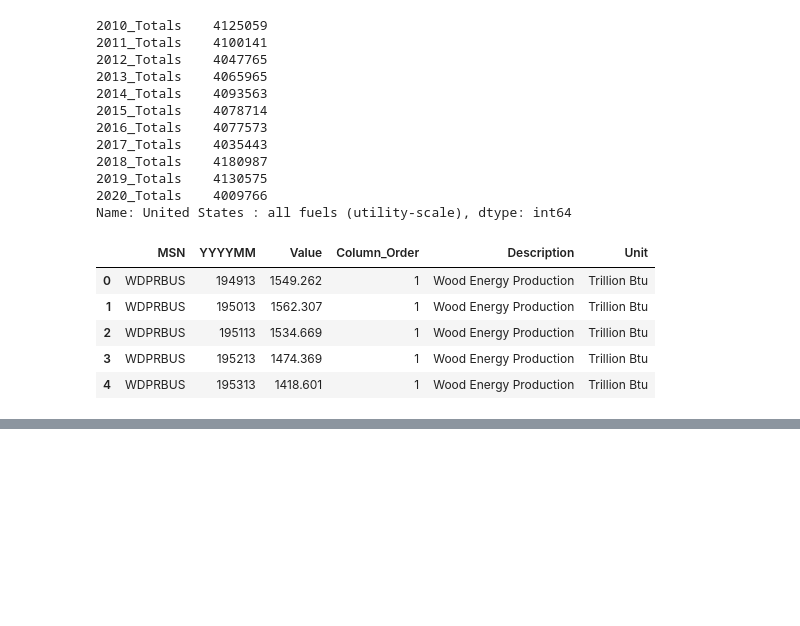
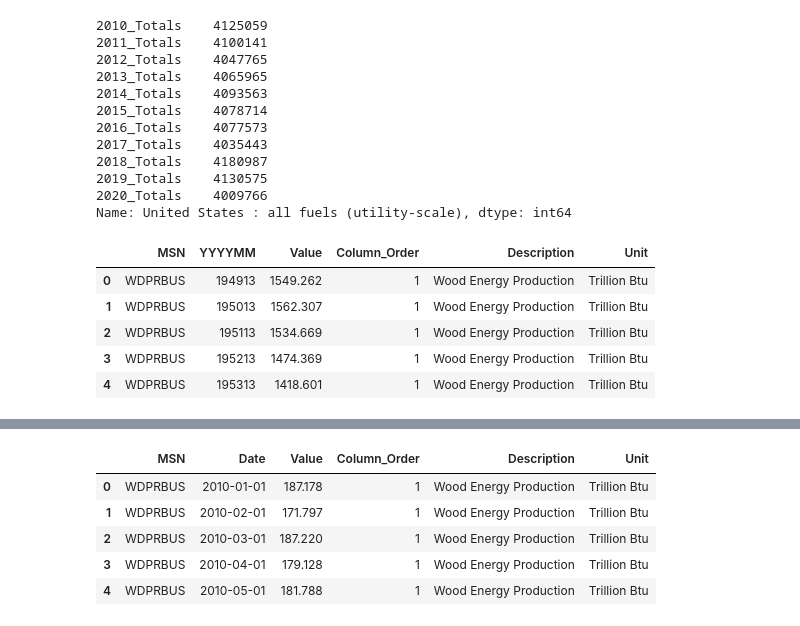
Before and after one commit to fraserclaire/Group3_Project4, a Jupyter notebook: ac/data_test.ipynb, the cells around one changed output, grey strips where cells are left out. Drawn from its saved outputs; the diff is of its cells as text; code cells hidden in the pictures; blank space fills up the shorter version.

```diff
--- a/ac/data_test.ipynb
+++ b/ac/data_test.ipynb
@@ -305,5 +317,15 @@ ValueError: invalid literal for int() with base 10: '129.63'
 # %%
 # Filter data for all dates from year >= 2018
-filtered_df = renewable_energy_consumption_df[(renewable_energy_consumption_df['Date'].dt.year >= 2010) &
+filtered_renewables_df = renewable_energy_consumption_df[(renewable_energy_consumption_df['Date'].dt.year >= 2010) &
                                               (renewable_energy_consumption_df['Date'].dt.year <= 2020)]
-filtered_df
+# Reset index
+clean_filtered_renewables_df = filtered_renewables_df.reset_index(drop=True)
+
+clean_filtered_renewables_df.head()
+# %% [output]
+|  | MSN | Date | Value | Column_Order | Description | Unit |
+| 0 | WDPRBUS | 2010-01-01 | 187.178 | 1 | Wood Energy Production | Trillion Btu |
+| 1 | WDPRBUS | 2010-02-01 | 171.797 | 1 | Wood Energy Production | Trillion Btu |
+| 2 | WDPRBUS | 2010-03-01 | 187.220 | 1 | Wood Energy Production | Trillion Btu |
+| 3 | WDPRBUS | 2010-04-01 | 179.128 | 1 | Wood Energy Production | Trillion Btu |
+| 4 | WDPRBUS | 2010-05-01 | 181.788 | 1 | Wood Energy Production | Trillion Btu |
```
Also changed, not shown: parts of 6 cells of this notebook.
